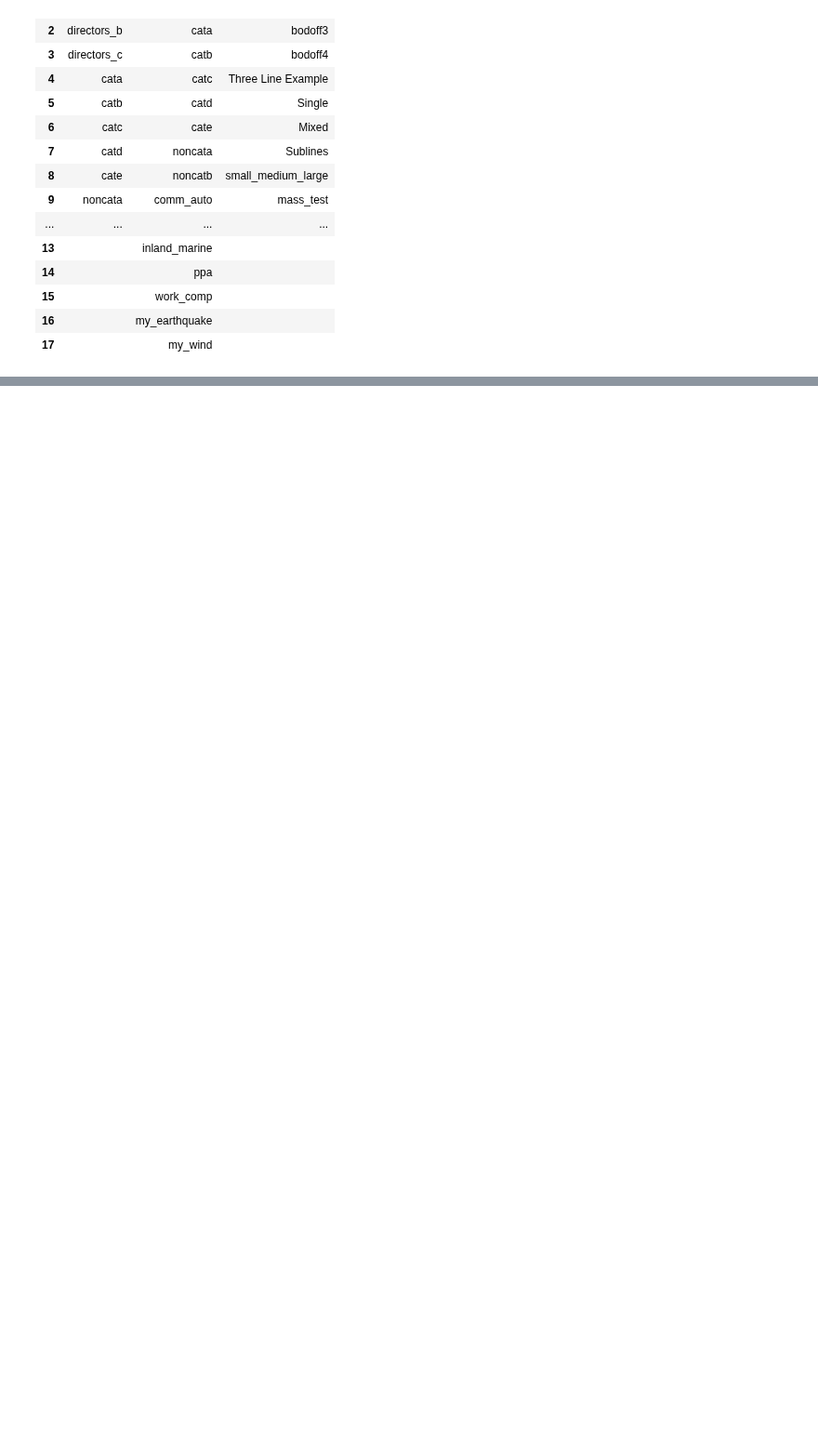
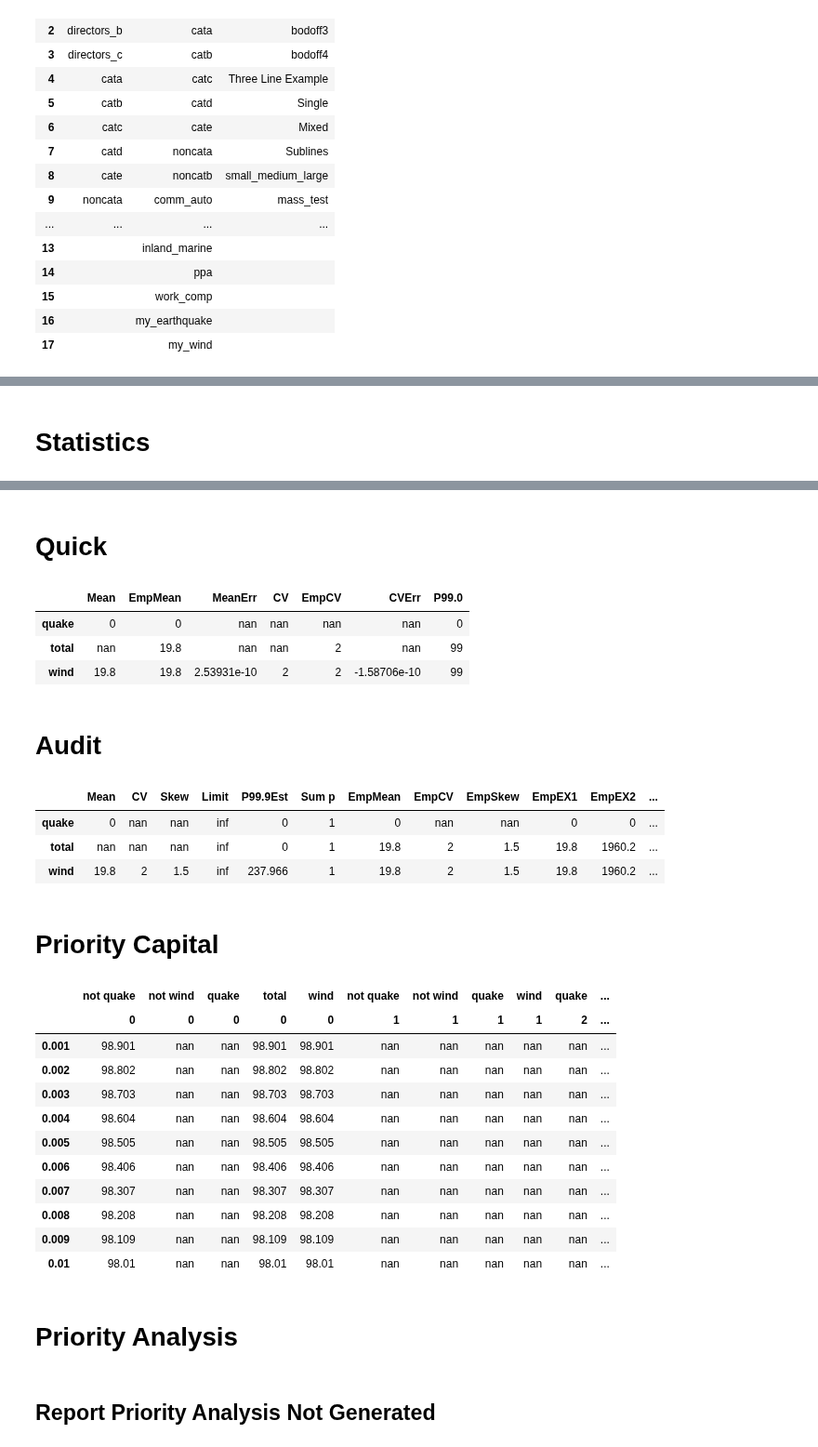
Before and after one commit to mynl/aggregate, a Jupyter notebook: examples/basic_examples.ipynb, the cells around one changed output, grey strips where cells are left out. Shown at 93% size. Drawn from its saved outputs; the diff is of its cells as text; code cells hidden in the pictures; blank space fills up the shorter version.

```diff
--- a/examples/basic_examples.ipynb
+++ b/examples/basic_examples.ipynb
@@ -71,0 +102,6 @@ biz.audit_df
+# %%
+reload(trash)
+uw = trash.Underwriter()
+# uw.list()
+# %%
+port = uw['bodoff1'].write(update=True)
@@ -71,0 +128,4 @@ biz.audit_df
+# %%
+port.report('all')
+# %% [output]
+Statistics
@@ -71,0 +150,25 @@ biz.audit_df
+Quick
+|  | Mean | EmpMean | MeanErr | CV | EmpCV | CVErr | P99.0 |
+| quake | 0 | 0 | nan | nan | nan | nan | 0 |
+| total | nan | 19.8 | nan | nan | 2 | nan | 99 |
+| wind | 19.8 | 19.8 | 2.53931e-10 | 2 | 2 | -1.58706e-10 | 99 |
+Audit
+|  | Mean | CV | Skew | Limit | P99.9Est | Sum p | EmpMean | EmpCV | EmpSkew | EmpEX1 | EmpEX2 | ... |
+| quake | 0 | nan | nan | inf | 0 | 1 | 0 | nan | nan | 0 | 0 | ... |
+| total | nan | nan | nan | inf | 0 | 1 | 19.8 | 2 | 1.5 | 19.8 | 1960.2 | ... |
+| wind | 19.8 | 2 | 1.5 | inf | 237.966 | 1 | 19.8 | 2 | 1.5 | 19.8 | 1960.2 | ... |
+Priority Capital
+|  | not quake | not wind | quake | total | wind | not quake | not wind | quake | wind | quake | ... |
+|  | 0 | 0 | 0 | 0 | 0 | 1 | 1 | 1 | 1 | 2 | ... |
+| 0.001 | 98.901 | nan | nan | 98.901 | 98.901 | nan | nan | nan | nan | nan | ... |
+| 0.002 | 98.802 | nan | nan | 98.802 | 98.802 | nan | nan | nan | nan | nan | ... |
+| 0.003 | 98.703 | nan | nan | 98.703 | 98.703 | nan | nan | nan | nan | nan | ... |
+| 0.004 | 98.604 | nan | nan | 98.604 | 98.604 | nan | nan | nan | nan | nan | ... |
+| 0.005 | 98.505 | nan | nan | 98.505 | 98.505 | nan | nan | nan | nan | nan | ... |
+| 0.006 | 98.406 | nan | nan | 98.406 | 98.406 | nan | nan | nan | nan | nan | ... |
+| 0.007 | 98.307 | nan | nan | 98.307 | 98.307 | nan | nan | nan | nan | nan | ... |
+| 0.008 | 98.208 | nan | nan | 98.208 | 98.208 | nan | nan | nan | nan | nan | ... |
+| 0.009 | 98.109 | nan | nan | 98.109 | 98.109 | nan | nan | nan | nan | nan | ... |
+| 0.01 | 98.01 | nan | nan | 98.01 | 98.01 | nan | nan | nan | nan | nan | ... |
+Priority Analysis
+Report Priority Analysis Not Generated
```
Also changed, not shown: parts of 26 cells of this notebook, 9 other files.
